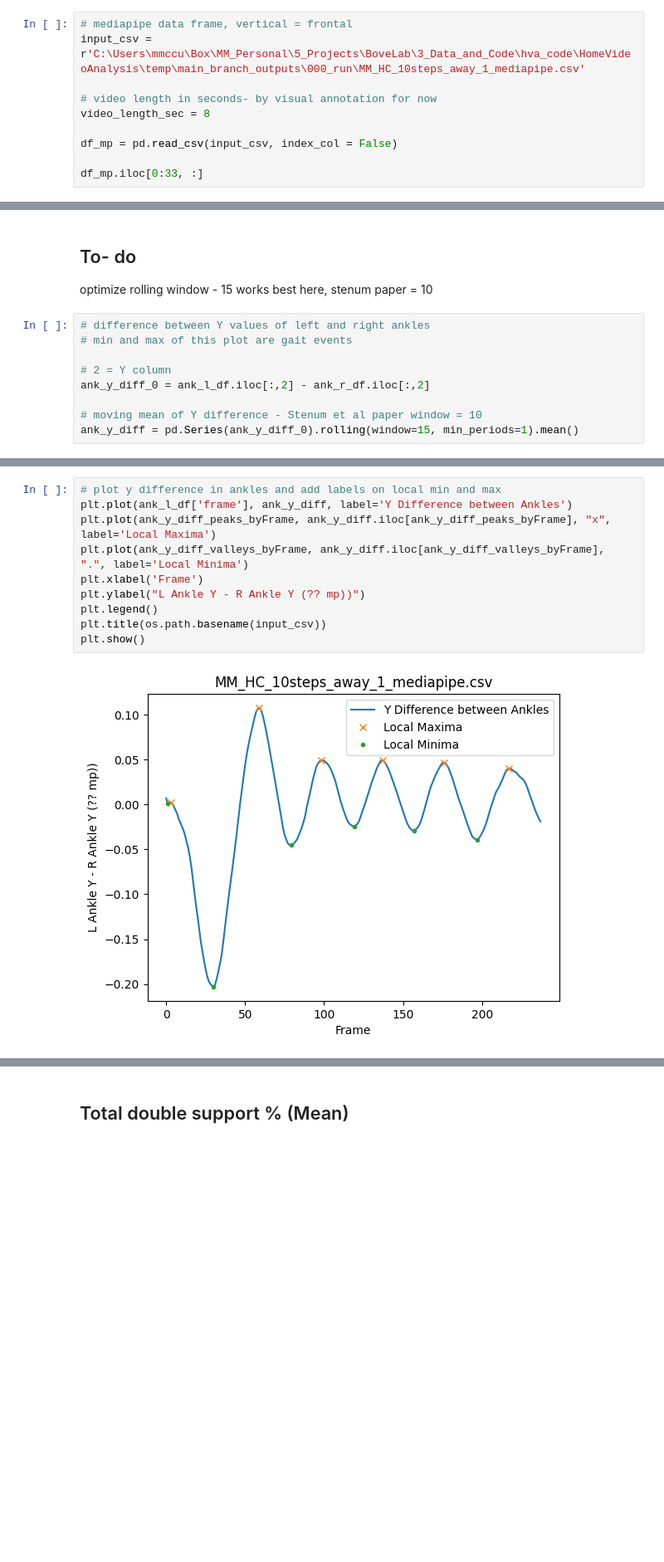
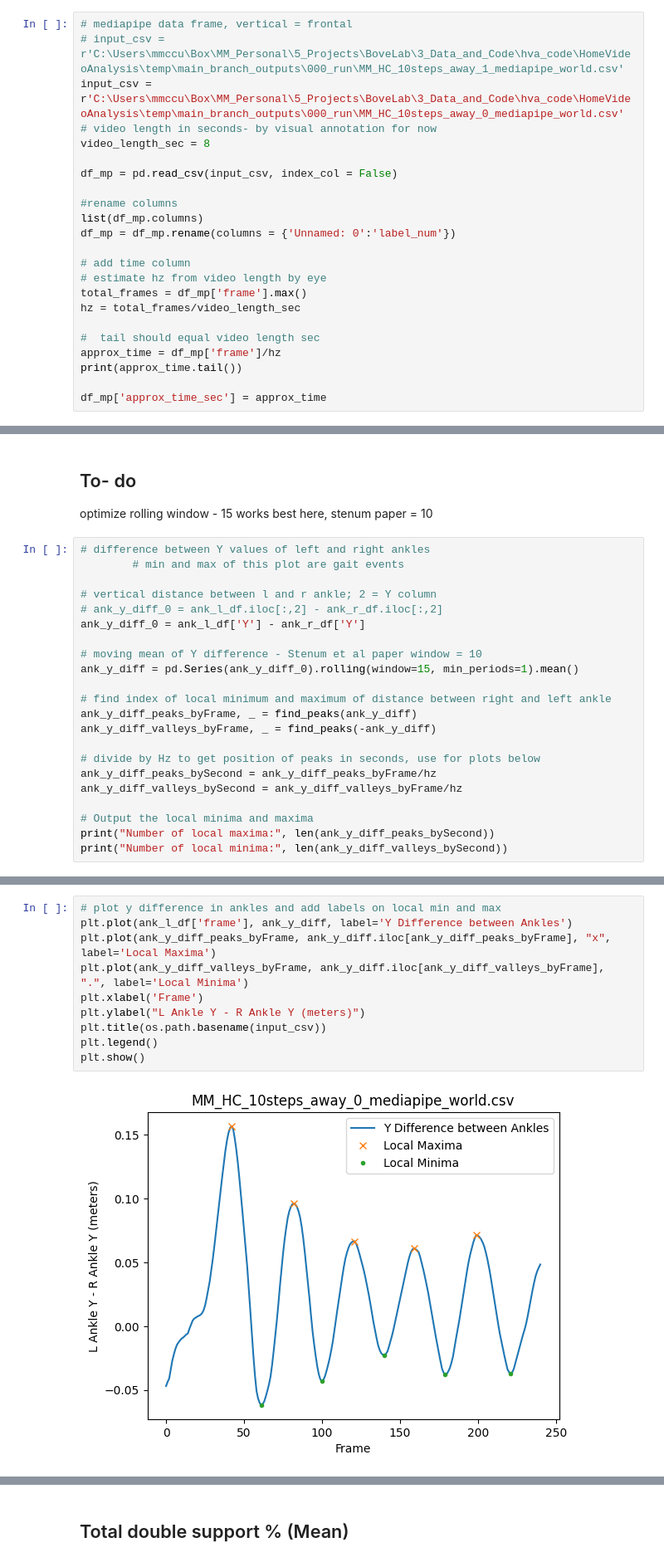
Before and after one commit to UCSF-MSLAB/HomeVideoAnalysis, a Jupyter notebook: megan_sandbox/gait_events/gait_events_vertical.ipynb, the cells around one changed output, grey strips where cells are left out. Shown at 83% size. Saved outputs shown, nothing was run; the diff lists cells and outputs as text; blank space fills up the shorter version.

```diff
--- a/megan_sandbox/gait_events/gait_events_vertical.ipynb
+++ b/megan_sandbox/gait_events/gait_events_vertical.ipynb
@@ -31,12 +32,25 @@ strikes.*
     - can use stenum method to determine optimal filtering and movMean parameters
 # %%
 # mediapipe data frame, vertical = frontal
-input_csv = r'C:\Users\mmccu\Box\MM_Personal\5_Projects\BoveLab\3_Data_and_Code\hva_code\HomeVideoAnalysis\temp\main_branch_outputs\000_run\MM_HC_10steps_away_1_mediapipe.csv'
-
+# input_csv = r'C:\Users\mmccu\Box\MM_Personal\5_Projects\BoveLab\3_Data_and_Code\hva_code\HomeVideoAnalysis\temp\main_branch_outputs\000_run\MM_HC_10steps_away_1_mediapipe_world.csv'
+input_csv = r'C:\Users\mmccu\Box\MM_Personal\5_Projects\BoveLab\3_Data_and_Code\hva_code\HomeVideoAnalysis\temp\main_branch_outputs\000_run\MM_HC_10steps_away_0_mediapipe_world.csv'
 # video length in seconds- by visual annotation for now
 video_length_sec = 8
 
 df_mp = pd.read_csv(input_csv, index_col = False)
 
-df_mp.iloc[0:33, :]
+#rename columns
+list(df_mp.columns)
+df_mp = df_mp.rename(columns = {'Unnamed: 0':'label_num'})
+
+# add time column
+# estimate hz from video length by eye
+total_frames = df_mp['frame'].max()
+hz = total_frames/video_length_sec
+
+#  tail should equal video length sec
+approx_time = df_mp['frame']/hz
+print(approx_time.tail())
+
+df_mp['approx_time_sec'] = approx_time
 # %% [output]
@@ -173,10 +123,23 @@ ank_r_df.head()
 optimize rolling window - 15 works best here, stenum paper = 10
 # %%
 # difference between Y values of left and right ankles
-# min and max of this plot are gait events
+        # min and max of this plot are gait events
 
-# 2 = Y column
-ank_y_diff_0 = ank_l_df.iloc[:,2] - ank_r_df.iloc[:,2]
+# vertical distance between l and r ankle; 2 = Y column
+# ank_y_diff_0 = ank_l_df.iloc[:,2] - ank_r_df.iloc[:,2]
+ank_y_diff_0 = ank_l_df['Y'] - ank_r_df['Y']
 
 # moving mean of Y difference - Stenum et al paper window = 10
 ank_y_diff = pd.Series(ank_y_diff_0).rolling(window=15, min_periods=1).mean()
+
+# find index of local minimum and maximum of distance between right and left ankle
+ank_y_diff_peaks_byFrame, _ = find_peaks(ank_y_diff)
+ank_y_diff_valleys_byFrame, _ = find_peaks(-ank_y_diff)
+
+# divide by Hz to get position of peaks in seconds, use for plots below
+ank_y_diff_peaks_bySecond = ank_y_diff_peaks_byFrame/hz
+ank_y_diff_valleys_bySecond = ank_y_diff_valleys_byFrame/hz
+
+# Output the local minima and maxima
+print("Number of local maxima:", len(ank_y_diff_peaks_bySecond))
+print("Number of local minima:", len(ank_y_diff_valleys_bySecond))
@@ -210,13 +149,13 @@ Why do minimum and maximum markers shift over? Seems accurate at early frames, b
 # %%
 # plot y difference in ankles and add labels on local min and max
 plt.plot(ank_l_df['frame'], ank_y_diff, label='Y Difference between Ankles')
 plt.plot(ank_y_diff_peaks_byFrame, ank_y_diff.iloc[ank_y_diff_peaks_byFrame], "x", label='Local Maxima')
 plt.plot(ank_y_diff_valleys_byFrame, ank_y_diff.iloc[ank_y_diff_valleys_byFrame], ".", label='Local Minima')
 plt.xlabel('Frame')
-plt.ylabel("L Ankle Y - R Ankle Y (?? mp))")
+plt.ylabel("L Ankle Y - R Ankle Y (meters)")
+plt.title(os.path.basename(input_csv))
 plt.legend()
-plt.title(os.path.basename(input_csv))
 plt.show()
 # %% [output]
-[figure, old version]
+[figure, new version]
 # %% [markdown]
```
Also changed, not shown: parts of 38 cells of this notebook.
